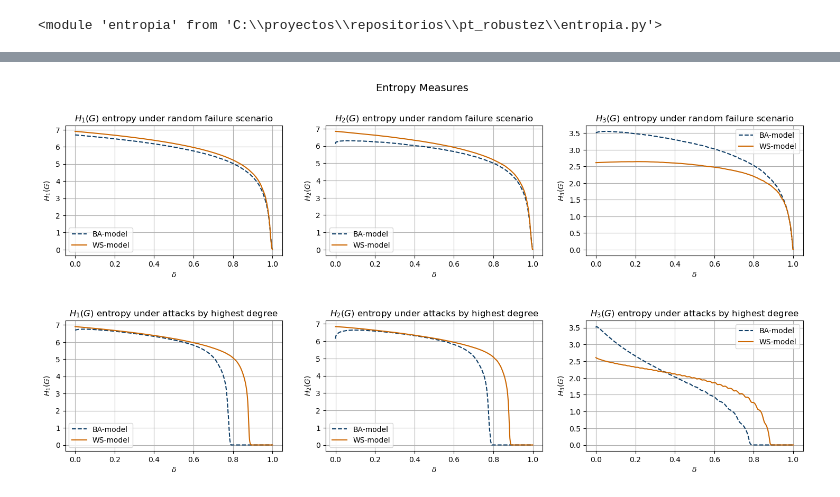
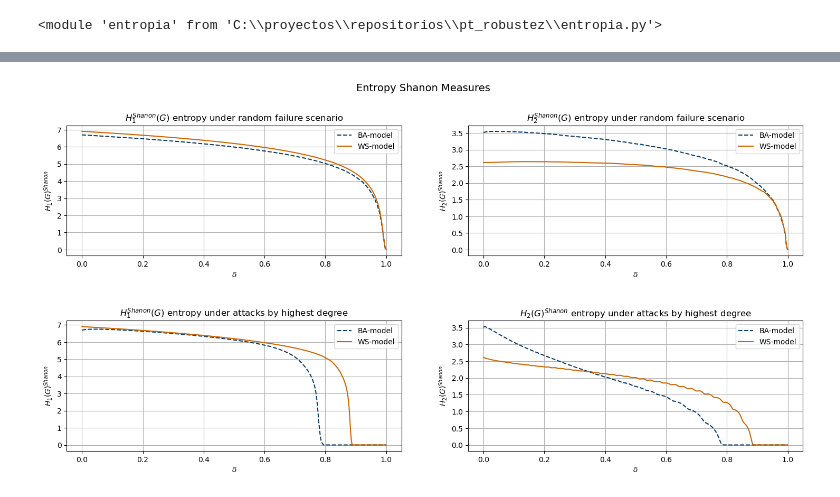
Before and after one commit to maurisiojimenes/pt_robustez, a Jupyter notebook: simulaciones_entropía.ipynb, the cells around one changed output, grey strips where cells are left out. Drawn from its saved outputs; the diff is of its cells as text; code cells hidden in the pictures.

```diff
--- a/simulaciones_entropía.ipynb
+++ b/simulaciones_entropía.ipynb
@@ -32,8 +32,8 @@ for i in range(num_simulaciones):
     N = len(G_BA)
 
     for i in range(N):
-        entropia_BA.append(en.entropia(G_BA))
-        entropia_WS.append(en.entropia(G_WS))
+        entropia_BA.append(en.entropia_shanon_1(G_BA))
+        entropia_WS.append(en.entropia_shanon_1(G_WS))
 
         G_BA,_ = g.ataques(G_BA,'random')
         G_WS,_ = g.ataques(G_WS,'random')
@@ -62,8 +62,8 @@ for i in range(num_simulaciones):
     N = len(G_BA)
 
     for i in range(N):
-        entropia_BA.append(en.entropia(G_BA))
-        entropia_WS.append(en.entropia(G_WS))
+        entropia_BA.append(en.entropia_shanon_1(G_BA))
+        entropia_WS.append(en.entropia_shanon_1(G_WS))
 
         G_BA,_ = g.ataques(G_BA,'degree')
         G_WS,_ = g.ataques(G_WS,'degree')
@@ -126,8 +98,8 @@ for i in range(num_simulaciones):
     N = len(G_BA)
 
     for i in range(N):
-        entropia_BA.append(en.entropia_normalizada(G_BA))
-        entropia_WS.append(en.entropia_normalizada(G_WS))
+        entropia_BA.append(en.entropia_shanon_2(G_BA))
+        entropia_WS.append(en.entropia_shanon_2(G_WS))
 
         G_BA,_ = g.ataques(G_BA,'random')
         G_WS,_ = g.ataques(G_WS,'random')
@@ -156,8 +128,8 @@ for i in range(num_simulaciones):
     N = len(G_BA)
 
     for i in range(N):
-        entropia_BA.append(en.entropia_normalizada(G_BA))
-        entropia_WS.append(en.entropia_normalizada(G_WS))
+        entropia_BA.append(en.entropia_shanon_2(G_BA))
+        entropia_WS.append(en.entropia_shanon_2(G_WS))
 
         G_BA,_ = g.ataques(G_BA,'degree')
         G_WS,_ = g.ataques(G_WS,'degree')
@@ -295,72 +151,52 @@ plt.plot()
 # %%
-x = np.linspace(0, 1, len(resultados_BA_fallos))
+x = np.linspace(0, 1, len(resultados_BA_fallos_H_2))
 
-fig, axs = plt.subplots(2, 3, figsize=(18, 8), sharex=True, sharey=False)
+fig, axs = plt.subplots(2, 2, figsize=(18, 8), sharex=True, sharey=False)
 
 # ----------- H1 -----------
 # Fila 1: Fallos
 axs[0, 0].plot(x, resultados_BA_fallos_H_1, label='BA-model', linestyle='--', color=dark_blue)
 axs[0, 0].plot(x, resultados_WS_fallos_H_1, label='WS-model', color=dark_orange)
-axs[0, 0].set_title(r'$H_1(G)$ entropy under random failure scenario')
-axs[0, 0].set_ylabel(r'$H_1(G)$')
+axs[0, 0].set_title(r'$H_1^{Shanon}(G)$ entropy under random failure scenario')
+axs[0, 0].set_ylabel(r'$H_1(G)^{Shanon}$')
 axs[0, 0].legend(loc='best')
 axs[0, 0].grid(True)
 axs[0, 0].set_xlabel(r'$\delta$')
 
 # Fila 2: Ataques
 axs[1, 0].plot(x, resultados_BA_ataques_H_1, label='BA-model', linestyle='--', color=dark_blue)
 axs[1, 0].plot(x, resultados_WS_ataques_H_1, label='WS-model', color=dark_orange)
-axs[1, 0].set_title(r'$H_1(G)$ entropy under attacks by highest degree')
-axs[1, 0].set_ylabel(r'$H_1(G)$')
+axs[1, 0].set_title(r'$H_1^{Shanon}(G)$ entropy under attacks by highest degree')
+axs[1, 0].set_ylabel(r'$H_1(G)^{Shanon}$')
 axs[1, 0].legend(loc='best')
 axs[1, 0].grid(True)
 axs[1, 0].set_xlabel(r'$\delta$')
 
 # ----------- H2 -----------
 # Fila 1: Fallos
 axs[0, 1].plot(x, resultados_BA_fallos_H_2, label='BA-model', linestyle='--', color=dark_blue)
 axs[0, 1].plot(x, resultados_WS_fallos_H_2, label='WS-model', color=dark_orange)
-axs[0, 1].set_title(r'$H_2(G)$ entropy under random failure scenario')
+axs[0, 1].set_title(r'$H_2^{Shanon}(G)$ entropy under random failure scenario')
 axs[0, 1].set_xlabel(r'$\delta$')
-axs[0, 1].set_ylabel(r'$H_2(G)$')
+axs[0, 1].set_ylabel(r'$H_2(G)^{Shanon}$')
 axs[0, 1].legend(loc='best')
 axs[0, 1].grid(True)
 
 # Fila 2: Ataques
 axs[1, 1].plot(x, resultados_BA_ataques_H_2, label='BA-model', linestyle='--', color=dark_blue)
 axs[1, 1].plot(x, resultados_WS_ataques_H_2, label='WS-model', color=dark_orange)
-axs[1, 1].set_title(r'$H_2(G)$ entropy under attacks by highest degree')
+axs[1, 1].set_title(r'$H_2(G)^{Shanon}$ entropy under attacks by highest degree')
 axs[1, 1].set_xlabel(r'$\delta$')
-axs[1, 1].set_ylabel(r'$H_2(G)$')
+axs[1, 1].set_ylabel(r'$H_2(G)^{Shanon}$')
 axs[1, 1].legend(loc='best')
 axs[1, 1].grid(True)
-
-# ----------- H3 -----------
-# Fila 1: Fallos
-axs[0, 2].plot(x, resultados_BA_fallos_H_3, label='BA-model', linestyle='--', color=dark_blue)
-axs[0, 2].plot(x, resultados_WS_fallos_H_3, label='WS-model', color=dark_orange)
-axs[0, 2].set_title(r'$H_3(G)$ entropy under random failure scenario')
-axs[0, 2].set_xlabel(r'$\delta$')
-axs[0, 2].set_ylabel(r'$H_3(G)$')
-axs[0, 2].legend(loc='best')
-axs[0, 2].grid(True)
-
-# Fila 2: Ataques
-axs[1, 2].plot(x, resultados_BA_ataques_H_3, label='BA-model', linestyle='--', color=dark_blue)
-axs[1, 2].plot(x, resultados_WS_ataques_H_3, label='WS-model', color=dark_orange)
-axs[1, 2].set_title(r'$H_3(G)$ entropy under attacks by highest degree')
-axs[1, 2].set_xlabel(r'$\delta$')
-axs[1, 2].set_ylabel(r'$H_3(G)$')
-axs[1, 2].legend(loc='best')
-axs[1, 2].grid(True)
 
 # Ajustes finales
 axs[0, 0].tick_params(labelbottom=True)
 axs[0, 1].tick_params(labelbottom=True)
-axs[0, 2].tick_params(labelbottom=True)
 plt.subplots_adjust(hspace=0.5)
-plt.suptitle("Entropy Measures", fontsize=14)
-plt.savefig("medidas de entropia.png", dpi=300)
+plt.suptitle("Entropy Shanon Measures", fontsize=14)
+plt.savefig("medidas de entropia de shanon.png", dpi=300)
 plt.show()
 # %% [output]
-[figure, old version]
+[figure, new version]
```
Also changed, not shown: parts of 10 cells of this notebook, 12 other files.
